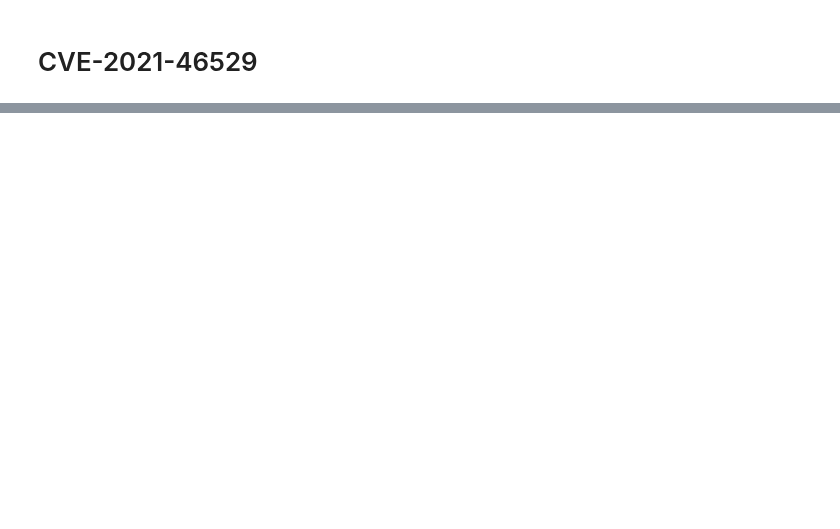
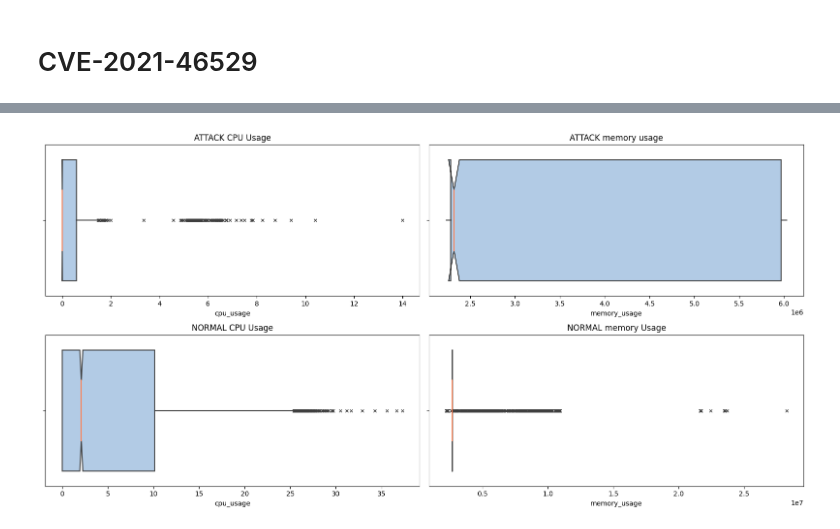
Before and after one commit to Janalytics94/anomaly-detection-software, a Jupyter notebook: src/notebooks/CVE-2021-46529.ipynb, the cells around one changed output, grey strips where cells are left out. Saved outputs shown, nothing was run; the diff lists cells and outputs as text; code cells hidden in the pictures; blank space fills up the shorter version.

```diff
--- a/src/notebooks/CVE-2021-46529.ipynb
+++ b/src/notebooks/CVE-2021-46529.ipynb
@@ -46,0 +33,3 @@ normal = pd.concat(dfs_normal)
+# %%
+attack = attack.fillna(0)
+normal = normal.fillna(0)
@@ -46,0 +56,30 @@ normal = pd.concat(dfs_normal)
+# %%
+fig, axes = plt.subplots(2,2, sharex=False, figsize=(16,8))
+sns.boxplot(data=attack, x='cpu_usage',
+ notch=True, showcaps=False,
+    flierprops={"marker": "x"},
+    boxprops={"facecolor": (.4, .6, .8, .5)},
+    medianprops={"color": "coral"}, ax=axes[0,0])
+axes[0,0].title.set_text("ATTACK CPU Usage")
+sns.boxplot(data=attack, x='memory_usage',
+ notch=True, showcaps=False,
+    flierprops={"marker": "x"},
+    boxprops={"facecolor": (.4, .6, .8, .5)},
+    medianprops={"color": "coral"}, ax=axes[0,1])
+axes[0,1].title.set_text("ATTACK memory usage")
+sns.boxplot(data=normal, x='cpu_usage',
+ notch=True, showcaps=False,
+    flierprops={"marker": "x"},
+    boxprops={"facecolor": (.4, .6, .8, .5)},
+    medianprops={"color": "coral"}, ax=axes[1,0])
+axes[1,0].title.set_text("NORMAL CPU Usage")
+sns.boxplot(data=normal, x='memory_usage',
+ notch=True, showcaps=False,
+    flierprops={"marker": "x"},
+    boxprops={"facecolor": (.4, .6, .8, .5)},
+    medianprops={"color": "coral"}, ax=axes[1,1])
+axes[1,1].title.set_text("NORMAL memory Usage")
+fig.tight_layout()
+plt.show()
+# %% [output]
+[figure, added]
```
Also changed, not shown: parts of 8 cells of this notebook, 21 other files.
